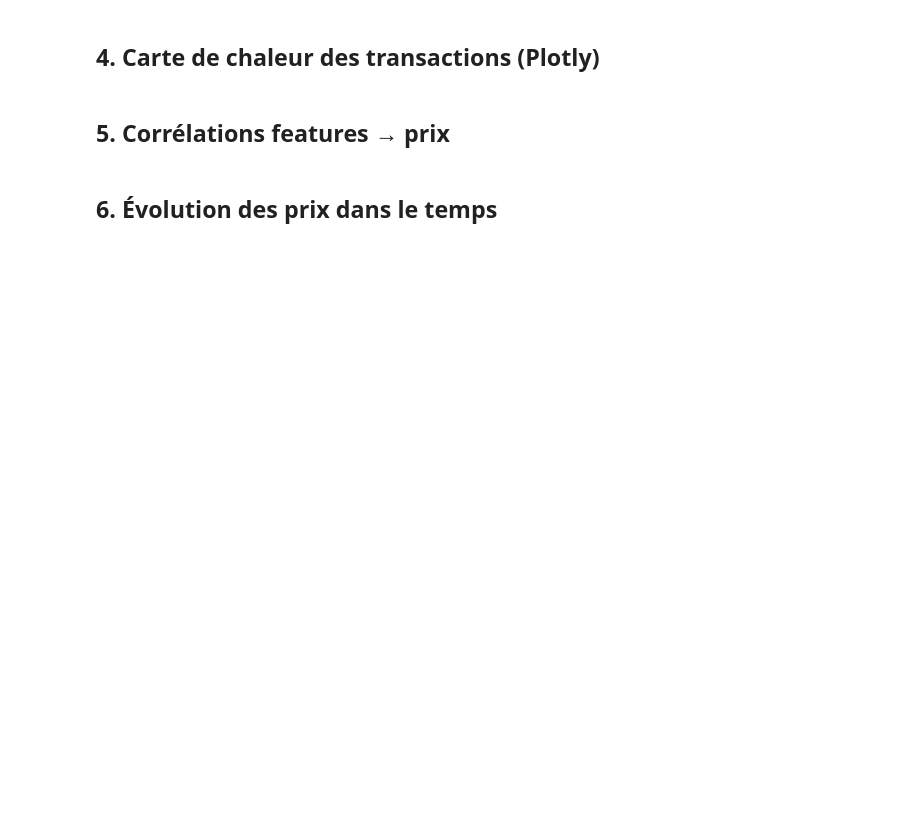
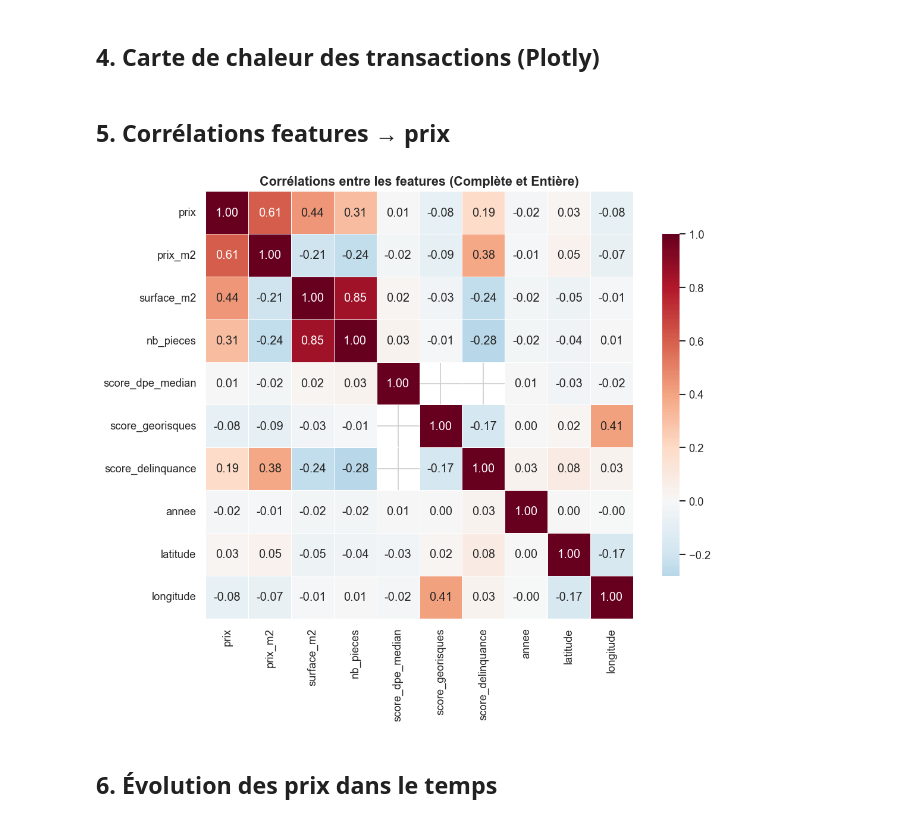
Before and after one commit to Mathis-TE/Terraform, a Jupyter notebook: notebook/01_eda_dvf.ipynb, the cells around one changed output. Cells and saved outputs as stored; diff of their text form; code cells hidden in the pictures; blank space fills up the shorter version.

```diff
--- a/notebook/01_eda_dvf.ipynb
+++ b/notebook/01_eda_dvf.ipynb
@@ -147,31 +198,29 @@ fig.show()
 # %% [markdown]
 ## 5. Corrélations features → prix
 # %%
-# Matrice de corrélation
-num_cols = ['prix', 'prix_m2', 'surface_m2', 'nb_pieces',
-            'score_dpe_median', 'score_georisques', 'score_delinquance']
+# Matrice de corrélation (Entière et Complète)
+num_cols = ['prix', 'prix_m2', 'surface_m2', 'nb_pieces', 'score_dpe_median', 'score_georisques', 'score_delinquance', 'annee', 'latitude', 'longitude']
 num_cols = [c for c in num_cols if c in df.columns]
-
 corr = df[num_cols].corr()
 
-fig, ax = plt.subplots(figsize=(8, 6))
-mask = np.triu(np.ones_like(corr, dtype=bool))
+fig, ax = plt.subplots(figsize=(10, 8))
 sns.heatmap(
     corr,
     annot=True,
     fmt='.2f',
     cmap='RdBu_r',
     center=0,
-    mask=mask,
     ax=ax,
     square=True,
     linewidths=0.5,
     cbar_kws={'shrink': 0.8},
 )
-ax.set_title('Corrélations entre les features', fontsize=12, fontweight='bold')
+ax.set_title('Corrélations entre les features (Complète et Entière)', fontsize=13, fontweight='bold')
 plt.tight_layout()
 plt.savefig('../docs/fig_correlations.png', bbox_inches='tight', dpi=150)
 plt.show()
+# %% [output]
+[figure, added]
 # %% [markdown]
 ## 6. Évolution des prix dans le temps
 # %%
```
Also changed, not shown: parts of 14 cells of this notebook, 18 other files.
